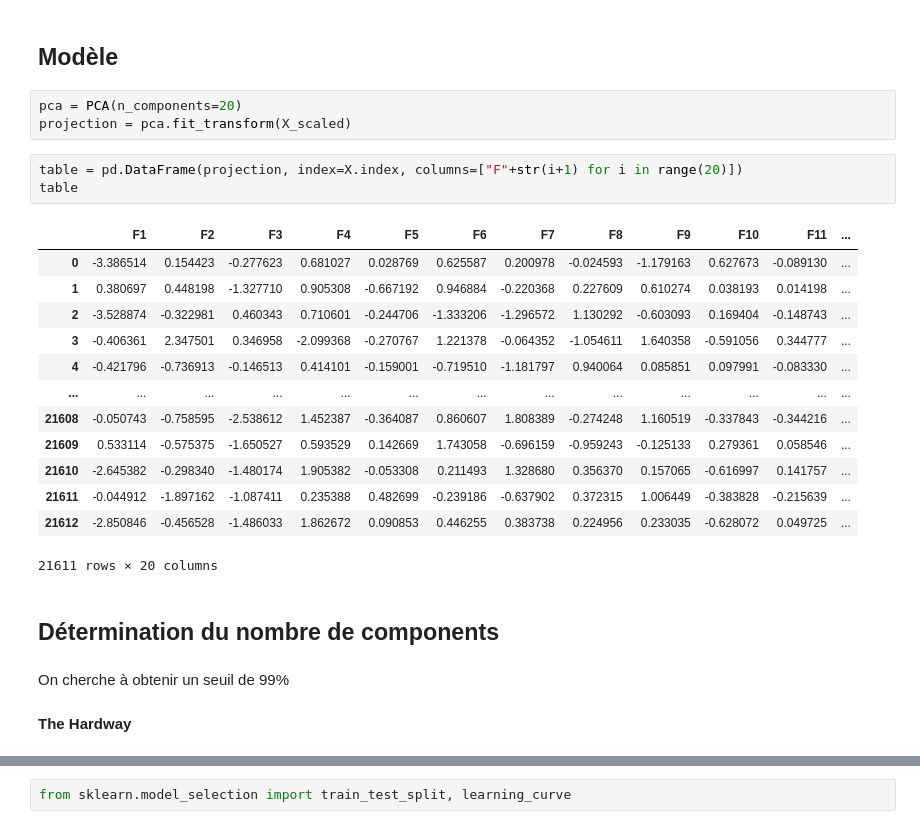
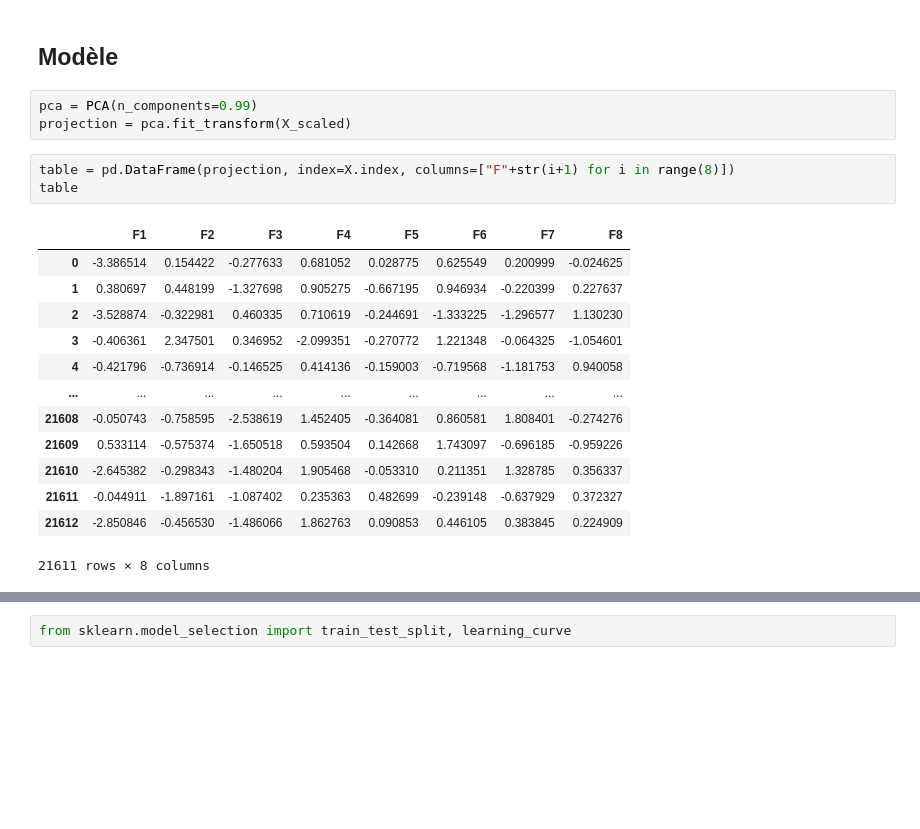
Before and after one commit to RudyBourez/Machine_Learning, a Jupyter notebook: ACP/acp.ipynb, the cells around one changed output, grey strips where cells are left out. Saved outputs shown, nothing was run; the diff lists cells and outputs as text; blank space fills up the shorter version.

```diff
--- a/ACP/acp.ipynb
+++ b/ACP/acp.ipynb
@@ -55,28 +49,22 @@ X_scaled = StandardScaler().fit_transform(X)
 # %% [markdown]
 ## Modèle
 # %%
-pca = PCA(n_components=20)
+pca = PCA(n_components=0.99)
 projection = pca.fit_transform(X_scaled)
 # %%
-table = pd.DataFrame(projection, index=X.index, columns=["F"+str(i+1) for i in range(20)])
+table = pd.DataFrame(projection, index=X.index, columns=["F"+str(i+1) for i in range(8)])
 table
 # %% [output]
-|  | F1 | F2 | F3 | F4 | F5 | F6 | F7 | F8 | F9 | F10 | F11 | ... |
-| 0 | -3.386514 | 0.154423 | -0.277623 | 0.681027 | 0.028769 | 0.625587 | 0.200978 | -0.024593 | -1.179163 | 0.627673 | -0.089130 | ... |
-| 1 | 0.380697 | 0.448198 | -1.327710 | 0.905308 | -0.667192 | 0.946884 | -0.220368 | 0.227609 | 0.610274 | 0.038193 | 0.014198 | ... |
-| 2 | -3.528874 | -0.322981 | 0.460343 | 0.710601 | -0.244706 | -1.333206 | -1.296572 | 1.130292 | -0.603093 | 0.169404 | -0.148743 | ... |
-| 3 | -0.406361 | 2.347501 | 0.346958 | -2.099368 | -0.270767 | 1.221378 | -0.064352 | -1.054611 | 1.640358 | -0.591056 | 0.344777 | ... |
-| 4 | -0.421796 | -0.736913 | -0.146513 | 0.414101 | -0.159001 | -0.719510 | -1.181797 | 0.940064 | 0.085851 | 0.097991 | -0.083330 | ... |
-| ... | ... | ... | ... | ... | ... | ... | ... | ... | ... | ... | ... | ... |
-| 21608 | -0.050743 | -0.758595 | -2.538612 | 1.452387 | -0.364087 | 0.860607 | 1.808389 | -0.274248 | 1.160519 | -0.337843 | -0.344216 | ... |
-| 21609 | 0.533114 | -0.575375 | -1.650527 | 0.593529 | 0.142669 | 1.743058 | -0.696159 | -0.959243 | -0.125133 | 0.279361 | 0.058546 | ... |
-| 21610 | -2.645382 | -0.298340 | -1.480174 | 1.905382 | -0.053308 | 0.211493 | 1.328680 | 0.356370 | 0.157065 | -0.616997 | 0.141757 | ... |
-| 21611 | -0.044912 | -1.897162 | -1.087411 | 0.235388 | 0.482699 | -0.239186 | -0.637902 | 0.372315 | 1.006449 | -0.383828 | -0.215639 | ... |
-| 21612 | -2.850846 | -0.456528 | -1.486033 | 1.862672 | 0.090853 | 0.446255 | 0.383738 | 0.224956 | 0.233035 | -0.628072 | 0.049725 | ... |
+|  | F1 | F2 | F3 | F4 | F5 | F6 | F7 | F8 |
+| 0 | -3.386514 | 0.154422 | -0.277633 | 0.681052 | 0.028775 | 0.625549 | 0.200999 | -0.024625 |
+| 1 | 0.380697 | 0.448199 | -1.327698 | 0.905275 | -0.667195 | 0.946934 | -0.220399 | 0.227637 |
+| 2 | -3.528874 | -0.322981 | 0.460335 | 0.710619 | -0.244691 | -1.333225 | -1.296577 | 1.130230 |
+| 3 | -0.406361 | 2.347501 | 0.346952 | -2.099351 | -0.270772 | 1.221348 | -0.064325 | -1.054601 |
+| 4 | -0.421796 | -0.736914 | -0.146525 | 0.414136 | -0.159003 | -0.719568 | -1.181753 | 0.940058 |
+| ... | ... | ... | ... | ... | ... | ... | ... | ... |
+| 21608 | -0.050743 | -0.758595 | -2.538619 | 1.452405 | -0.364081 | 0.860581 | 1.808401 | -0.274276 |
+| 21609 | 0.533114 | -0.575374 | -1.650518 | 0.593504 | 0.142668 | 1.743097 | -0.696185 | -0.959226 |
+| 21610 | -2.645382 | -0.298343 | -1.480204 | 1.905468 | -0.053310 | 0.211351 | 1.328785 | 0.356337 |
+| 21611 | -0.044911 | -1.897161 | -1.087402 | 0.235363 | 0.482699 | -0.239148 | -0.637929 | 0.372327 |
+| 21612 | -2.850846 | -0.456530 | -1.486066 | 1.862763 | 0.090853 | 0.446105 | 0.383845 | 0.224909 |
-21611 rows × 20 columns
+21611 rows × 8 columns
-# %% [markdown]
-## Détermination du nombre de components
-# %% [markdown]
-On cherche à obtenir un seuil de 99%
-# %% [markdown]
-**The Hardway**
```
Also changed, not shown: parts of 28 cells of this notebook, 6 other files.
